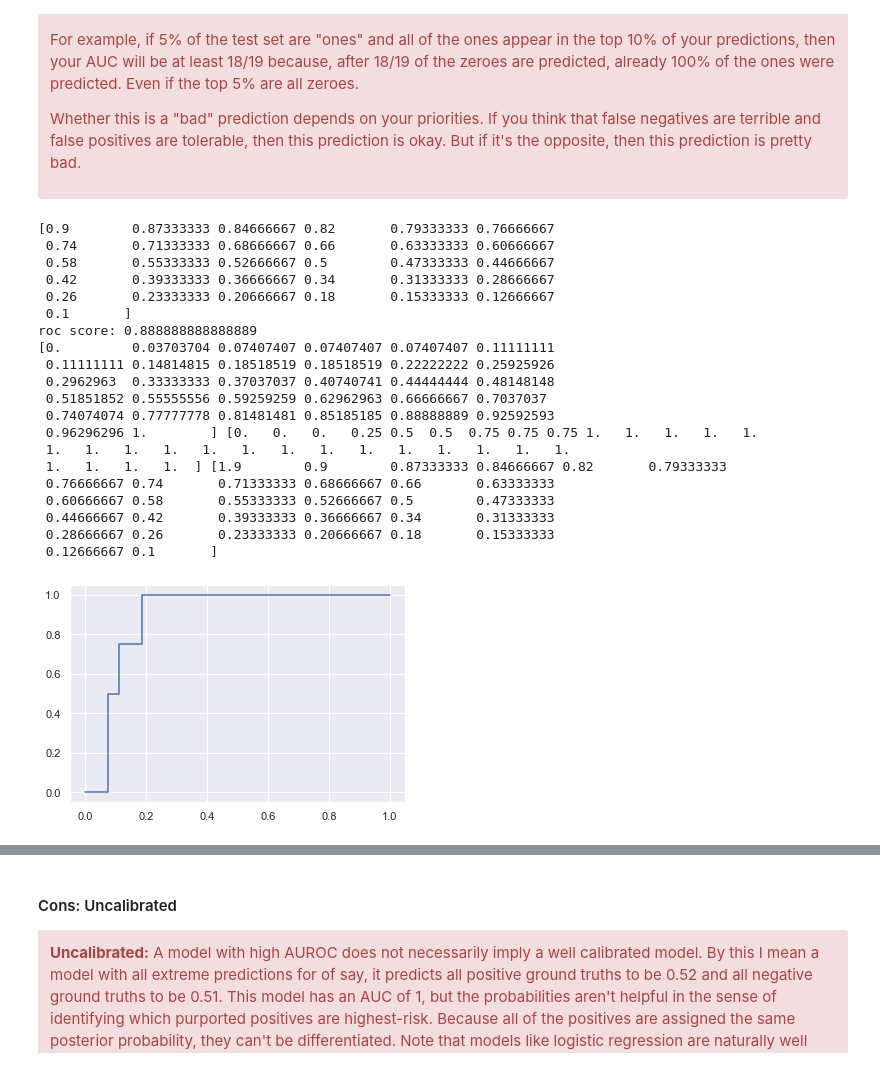
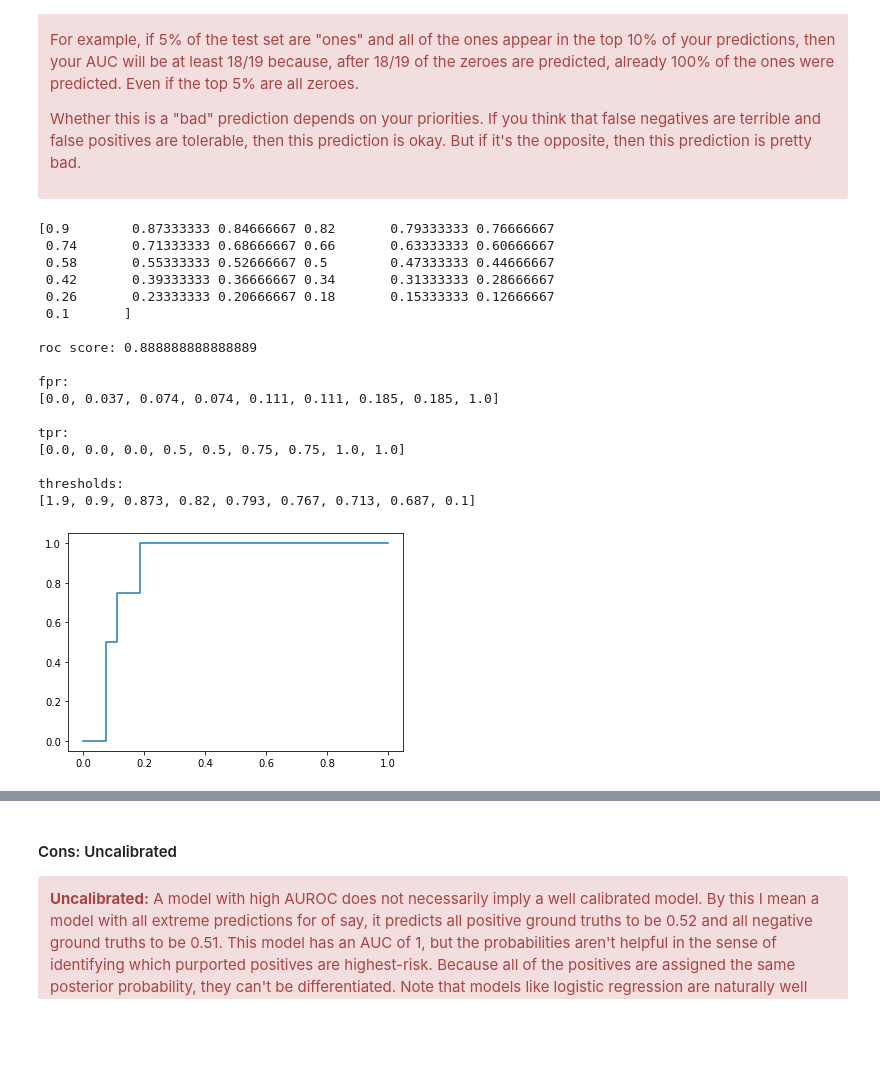
Before and after one commit to ghnreigns/reighns-MLAlgorithms, a Jupyter notebook: reighns-metrics/notebooks/Machine Learning Metrics.ipynb, the cells around one changed output, grey strips where cells are left out. Drawn from its saved outputs; the diff is of its cells as text; code cells hidden in the pictures; blank space fills up the shorter version.

Commit message:
Modified Machine Learning Metrics.

```diff
--- a/reighns-metrics/notebooks/Machine Learning Metrics.ipynb
+++ b/reighns-metrics/notebooks/Machine Learning Metrics.ipynb
@@ -641,41 +718,45 @@ For example, if 5% of the test set are "ones" and all of the ones appear in the
 Whether this is a "bad" prediction depends on your priorities. If you think that false negatives are terrible and false positives are tolerable, then this prediction is okay. But if it's the opposite, then this prediction is pretty bad.
 </div>
 # %%
-import sklearn
+from sklearn.metrics import roc_auc_score
 import numpy as np
 import matplotlib.pyplot as plt
 
 yTest = [0,0,1,1,0,1,0,0,1,0,0,0,0,0,0,0,0,0,0,0,0,0,0,0,0,0,0,0,0,0,0]
 yPredicted = np.linspace(0.9, 0.1, num=len(yTest))
 print(yPredicted)
+print()
 
-imbalanced_roc = sklearn.metrics.roc_auc_score(yTest, yPredicted) # ~0.89
+imbalanced_roc = roc_auc_score(yTest, yPredicted) # ~0.89
 print(f"roc score: {imbalanced_roc}")
+print()
 
-fpr_imbalanced, tpr_imbalanced, threshold_imbalanced = sklearn.metrics.roc_curve(yTest, yPredicted, drop_intermediate=False)
+fpr_imbalanced, tpr_imbalanced, threshold_imbalanced = sklearn.metrics.roc_curve(yTest, yPredicted, drop_intermediate=True)
 
-print(fpr_imbalanced, tpr_imbalanced, threshold_imbalanced)
+print(f"fpr: \n{list(np.round(fpr_imbalanced,3))}")
+print()
+print(f"tpr: \n{list(np.round(tpr_imbalanced,3))}")
+print()
+print(f"thresholds: \n{list(np.round(threshold_imbalanced,3))}")
+print()
 
 plt.plot(fpr_imbalanced, tpr_imbalanced);
 # %% [output]
 [0.9        0.87333333 0.84666667 0.82       0.79333333 0.76666667
  0.74       0.71333333 0.68666667 0.66       0.63333333 0.60666667
  0.58       0.55333333 0.52666667 0.5        0.47333333 0.44666667
  0.42       0.39333333 0.36666667 0.34       0.31333333 0.28666667
  0.26       0.23333333 0.20666667 0.18       0.15333333 0.12666667
  0.1       ]
+
 roc score: 0.888888888888889
-[0.         0.03703704 0.07407407 0.07407407 0.07407407 0.11111111
- 0.11111111 0.14814815 0.18518519 0.18518519 0.22222222 0.25925926
- 0.2962963  0.33333333 0.37037037 0.40740741 0.44444444 0.48148148
- 0.51851852 0.55555556 0.59259259 0.62962963 0.66666667 0.7037037
- 0.74074074 0.77777778 0.81481481 0.85185185 0.88888889 0.92592593
- 0.96296296 1.        ] [0.   0.   0.   0.25 0.5  0.5  0.75 0.75 0.75 1.   1.   1.   1.   1.
- 1.   1.   1.   1.   1.   1.   1.   1.   1.   1.   1.   1.   1.   1.
- 1.   1.   1.   1.  ] [1.9        0.9        0.87333333 0.84666667 0.82       0.79333333
- 0.76666667 0.74       0.71333333 0.68666667 0.66       0.63333333
- 0.60666667 0.58       0.55333333 0.52666667 0.5        0.47333333
- 0.44666667 0.42       0.39333333 0.36666667 0.34       0.31333333
- 0.28666667 0.26       0.23333333 0.20666667 0.18       0.15333333
- 0.12666667 0.1       ]
+
+fpr:
+[0.0, 0.037, 0.074, 0.074, 0.111, 0.111, 0.185, 0.185, 1.0]
+
+tpr:
+[0.0, 0.0, 0.0, 0.5, 0.5, 0.75, 0.75, 1.0, 1.0]
+
+thresholds:
+[1.9, 0.9, 0.873, 0.82, 0.793, 0.767, 0.713, 0.687, 0.1]
-[figure, old version]
+[figure, new version]
```
Also changed, not shown: parts of 8 cells of this notebook.
